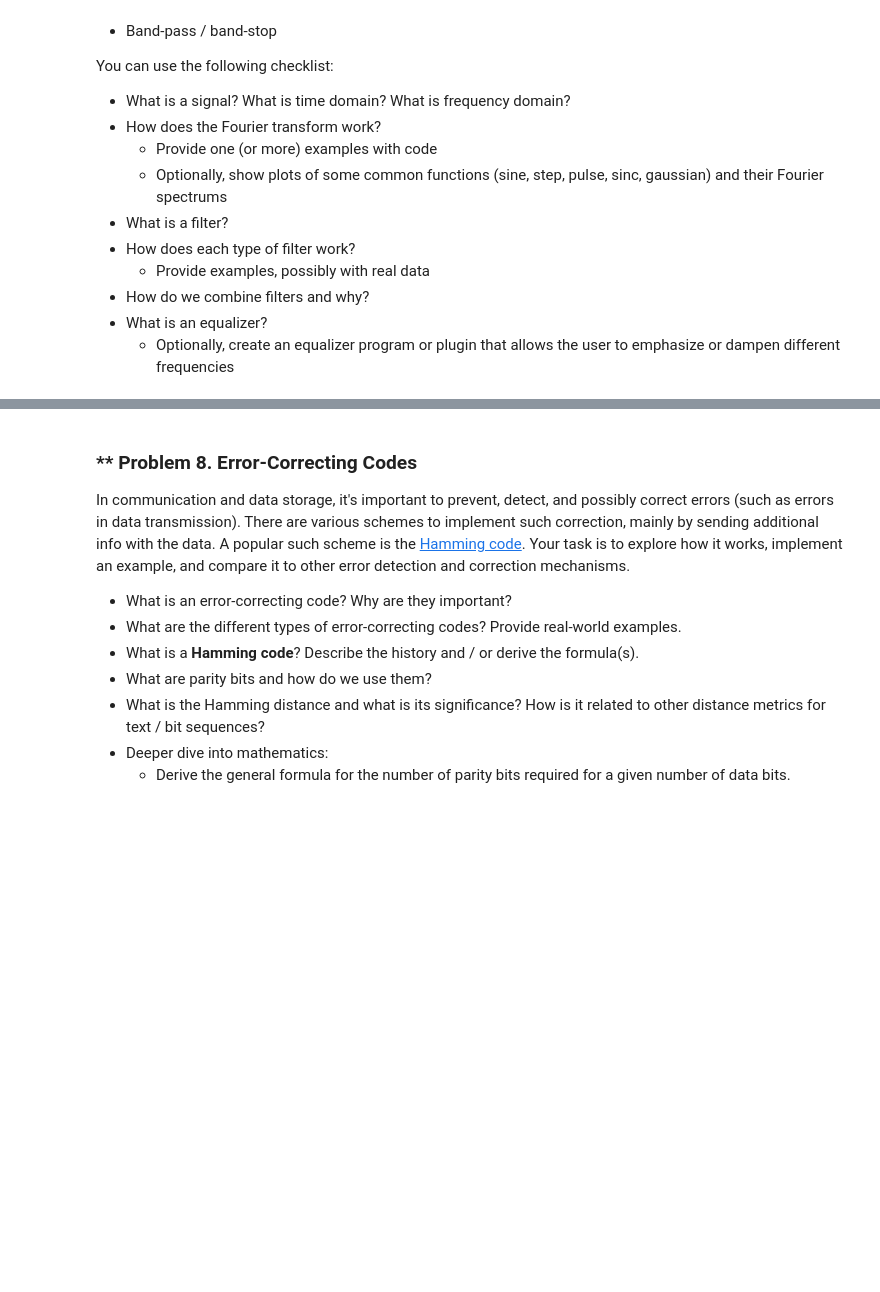
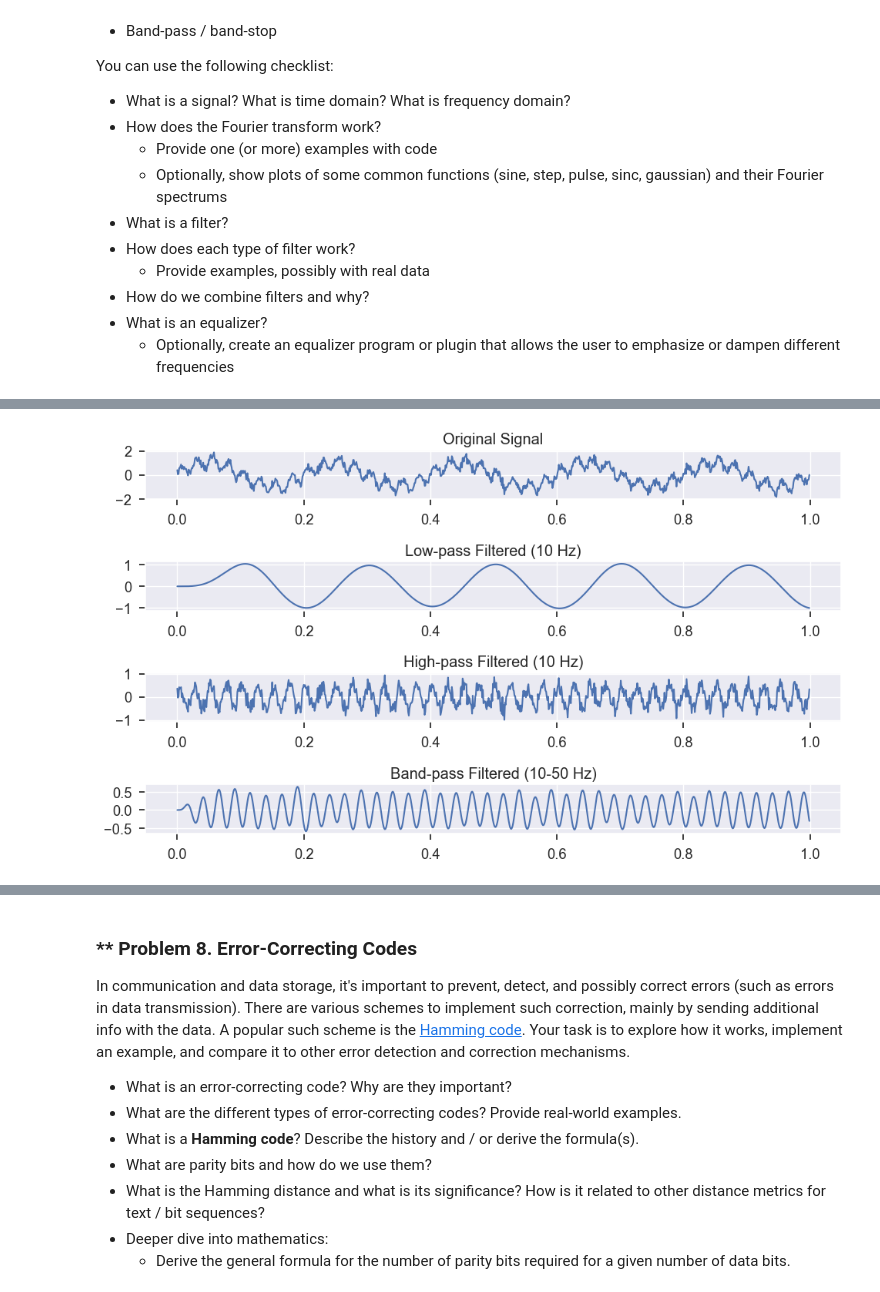
Before and after one commit to Araychev/UPSKILL-AI-and-Machine-Learning---2025, a Jupyter notebook: Math Concepts for Developers - март 2025/Exercise_Probability_and_Combinatorics/Probability and Combinatorics Exercise.ipynb, the cells around one changed output, grey strips where cells are left out. Drawn from its saved outputs; the diff is of its cells as text; code cells hidden in the pictures; blank space fills up the shorter version.

```diff
--- a/Math Concepts for Developers - март 2025/Exercise_Probability_and_Combinatorics/Probability and Combinatorics Exercise.ipynb
+++ b/Math Concepts for Developers - март 2025/Exercise_Probability_and_Combinatorics/Probability and Combinatorics Exercise.ipynb
@@ -1378,0 +1479,29 @@ You can use the following checklist:
+# %%
+
+
+def butter_filter(data, cutoff, fs, btype='low', order=5):
+    nyq = 0.5 * fs
+    normal_cutoff = np.array(cutoff) / nyq if isinstance(cutoff, (list, tuple)) else cutoff/nyq
+    b, a = butter(order, normal_cutoff, btype=btype, analog=False)
+    y = lfilter(b, a, data)
+    return y
+
+# Generate a noisy signal
+signal = np.sin(2*np.pi*5*t) + 0.5*np.sin(2*np.pi*40*t) + np.random.normal(0, 0.2, len(t))
+
+# Low-pass filter at 10 Hz
+low = butter_filter(signal, 10, fs, 'low')
+# High-pass filter at 10 Hz
+high = butter_filter(signal, 10, fs, 'high')
+# Band-pass filter between 10 Hz and 50 Hz
+band = butter_filter(signal, [10, 50], fs, 'band')
+
+plt.figure(figsize=(10,6))
+plt.subplot(4,1,1); plt.plot(t, signal); plt.title('Original Signal')
+plt.subplot(4,1,2); plt.plot(t, low);    plt.title('Low-pass Filtered (10 Hz)')
+plt.subplot(4,1,3); plt.plot(t, high);   plt.title('High-pass Filtered (10 Hz)')
+plt.subplot(4,1,4); plt.plot(t, band);   plt.title('Band-pass Filtered (10-50 Hz)')
+plt.tight_layout()
+plt.show()
+# %% [output]
+[figure, added]
```
Also changed, not shown: parts of 7 cells of this notebook.
